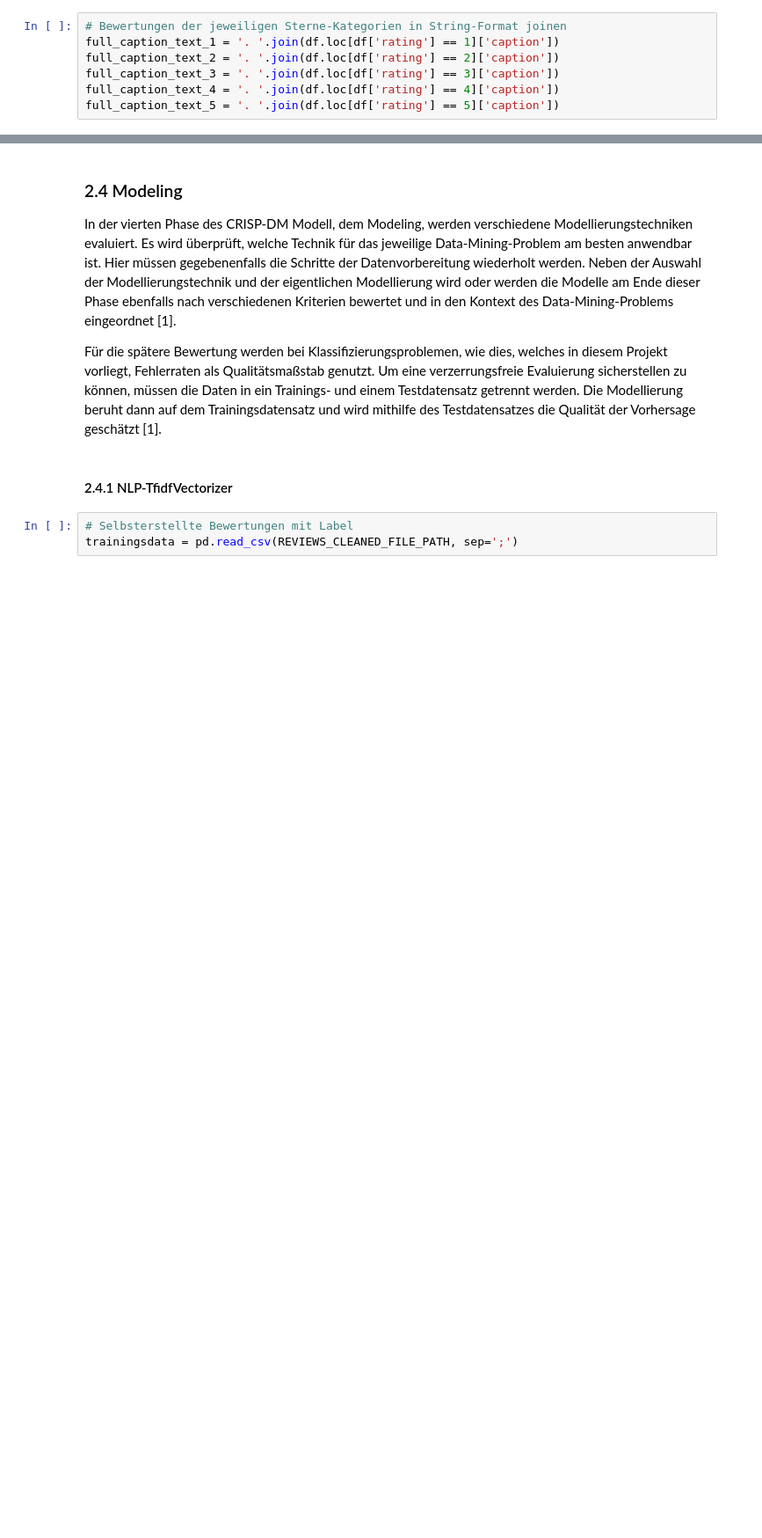
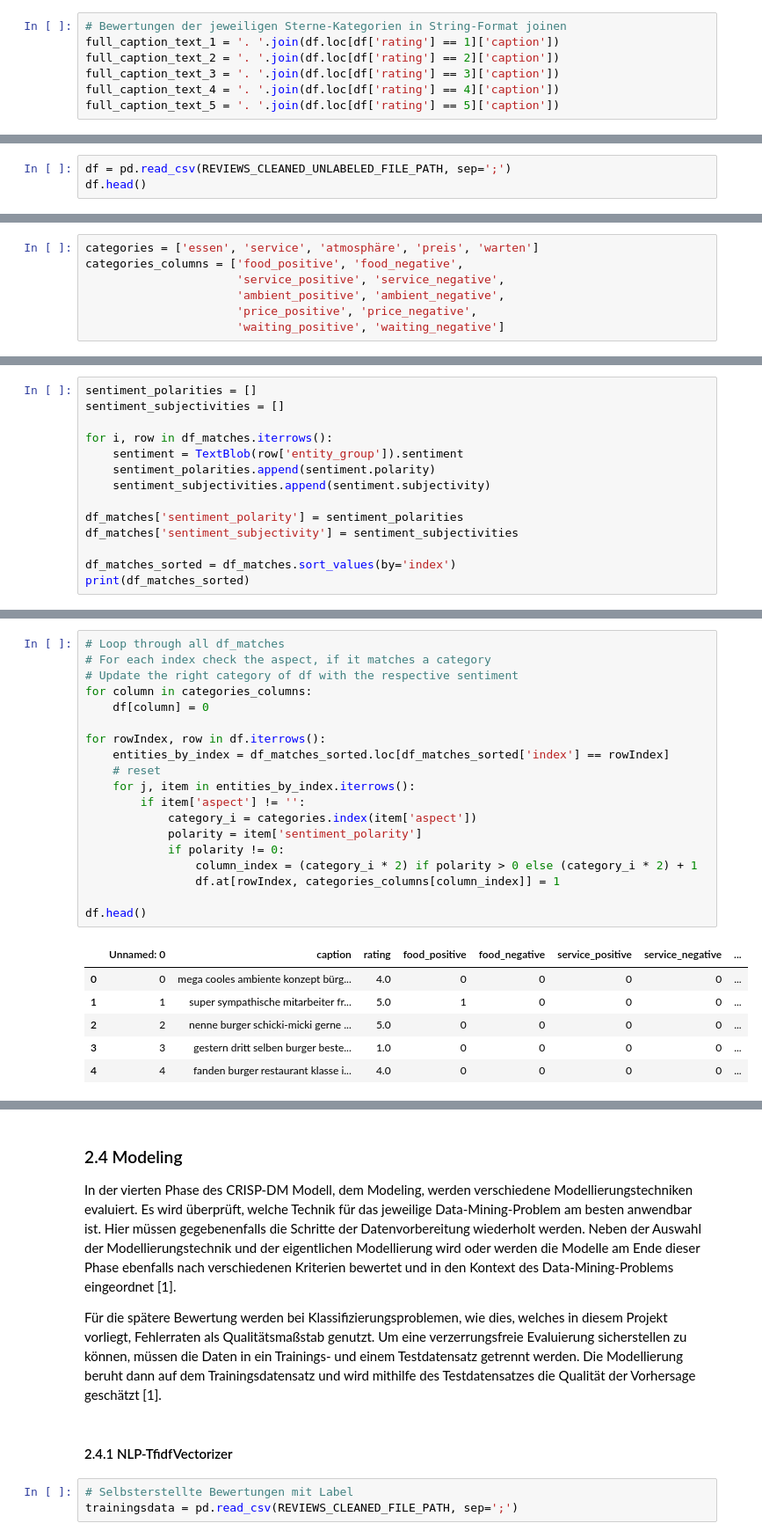
Before and after one commit to Herb-sh/NLPGoogleReviewSummary, a Jupyter notebook: Abschlussbericht.ipynb, the cells around one changed output, grey strips where cells are left out. Shown at 88% size. Drawn from its saved outputs; the diff is of its cells as text; blank space fills up the shorter version.

```diff
--- a/Abschlussbericht.ipynb
+++ b/Abschlussbericht.ipynb
@@ -391,0 +398,3 @@ for i, ax in enumerate(axes2):
+# %%
+df = pd.read_csv(REVIEWS_CLEANED_UNLABELED_FILE_PATH, sep=';')
+df.head()
@@ -391,0 +408,7 @@ for i, ax in enumerate(axes2):
+# %%
+categories = ['essen', 'service', 'atmosphäre', 'preis', 'warten']
+categories_columns = ['food_positive', 'food_negative',
+                      'service_positive', 'service_negative',
+                      'ambient_positive', 'ambient_negative',
+                      'price_positive', 'price_negative',
+                      'waiting_positive', 'waiting_negative']
@@ -391,0 +565,14 @@ for i, ax in enumerate(axes2):
+# %%
+sentiment_polarities = []
+sentiment_subjectivities = []
+
+for i, row in df_matches.iterrows():
+    sentiment = TextBlob(row['entity_group']).sentiment
+    sentiment_polarities.append(sentiment.polarity)
+    sentiment_subjectivities.append(sentiment.subjectivity)
+
+df_matches['sentiment_polarity'] = sentiment_polarities
+df_matches['sentiment_subjectivity'] = sentiment_subjectivities
+
+df_matches_sorted = df_matches.sort_values(by='index')
+print(df_matches_sorted)
@@ -391,0 +604,26 @@ for i, ax in enumerate(axes2):
+# %%
+# Loop through all df_matches
+# For each index check the aspect, if it matches a category
+# Update the right category of df with the respective sentiment
+for column in categories_columns:
+    df[column] = 0
+
+for rowIndex, row in df.iterrows():
+    entities_by_index = df_matches_sorted.loc[df_matches_sorted['index'] == rowIndex]
+    # reset
+    for j, item in entities_by_index.iterrows():
+        if item['aspect'] != '':
+            category_i = categories.index(item['aspect'])
+            polarity = item['sentiment_polarity']
+            if polarity != 0:
+                column_index = (category_i * 2) if polarity > 0 else (category_i * 2) + 1
+                df.at[rowIndex, categories_columns[column_index]] = 1
+
+df.head()
+# %% [output]
+|  | Unnamed: 0 | caption | rating | food_positive | food_negative | service_positive | service_negative | ... |
+| 0 | 0 | mega cooles ambiente konzept bürg... | 4.0 | 0 | 0 | 0 | 0 | ... |
+| 1 | 1 | super sympathische mitarbeiter fr... | 5.0 | 1 | 0 | 0 | 0 | ... |
+| 2 | 2 | nenne burger schicki-micki gerne ... | 5.0 | 0 | 0 | 0 | 0 | ... |
+| 3 | 3 | gestern dritt selben burger beste... | 1.0 | 0 | 0 | 0 | 0 | ... |
+| 4 | 4 | fanden burger restaurant klasse i... | 4.0 | 0 | 0 | 0 | 0 | ... |
```
Also changed, not shown: parts of 22 cells of this notebook.
